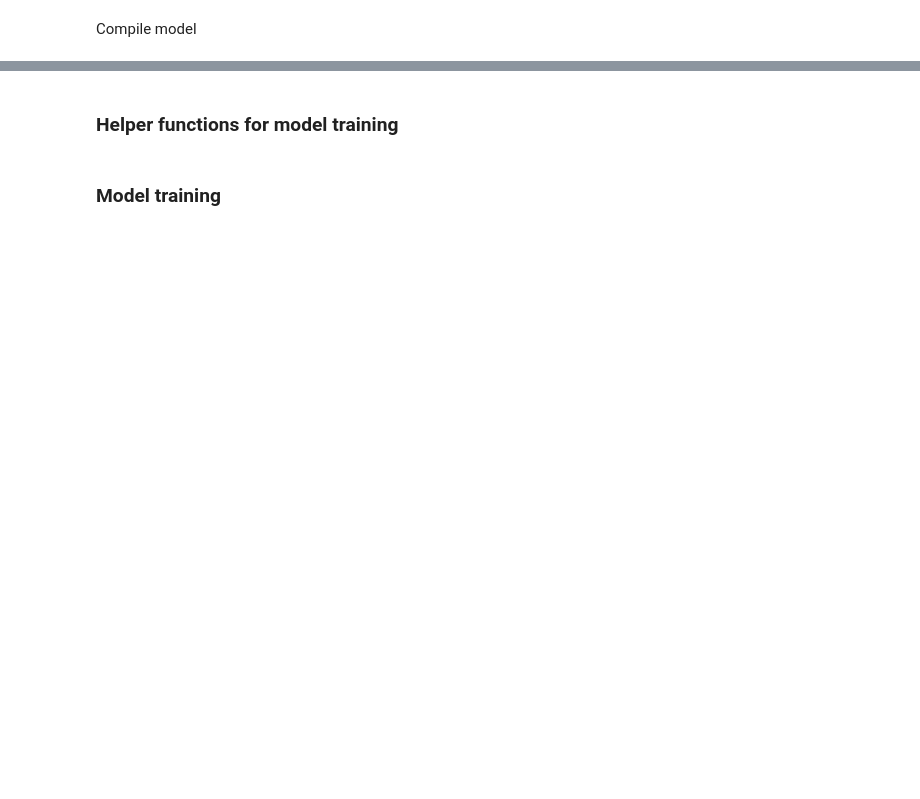
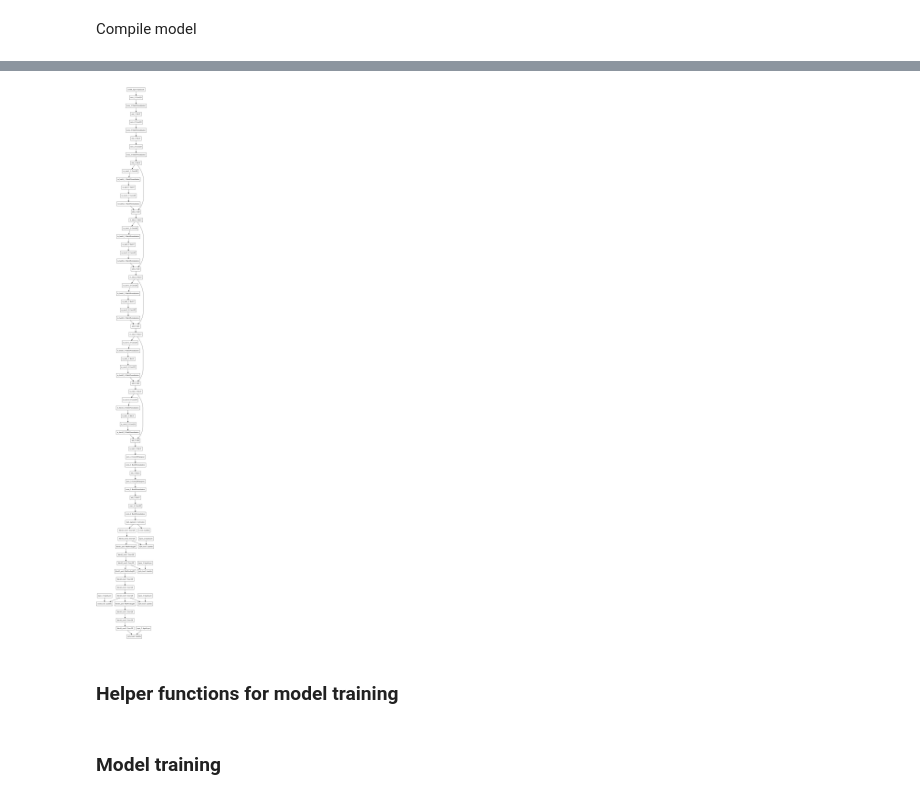
Before and after one commit to Gooogr/Fast_Neural_Style_Transfer, a Jupyter notebook: 5)Fast_Style_Transfer.ipynb, the cells around one changed output, grey strips where cells are left out. Saved outputs shown, nothing was run; the diff lists cells and outputs as text; code cells hidden in the pictures; blank space fills up the shorter version.

```diff
--- a/5)Fast_Style_Transfer.ipynb
+++ b/5)Fast_Style_Transfer.ipynb
@@ -361,6 +389,10 @@ Total params: 9,317,711
 Trainable params: 1,679,241
 Non-trainable params: 7,638,470
 __________________________________________________________________________________________________
+# %%
+plot_model(model)
+# %% [output]
+[figure, added]
 # %% [markdown]
 ### Helper functions for model training
 # %%
```
Also changed, not shown: parts of 12 cells of this notebook.
